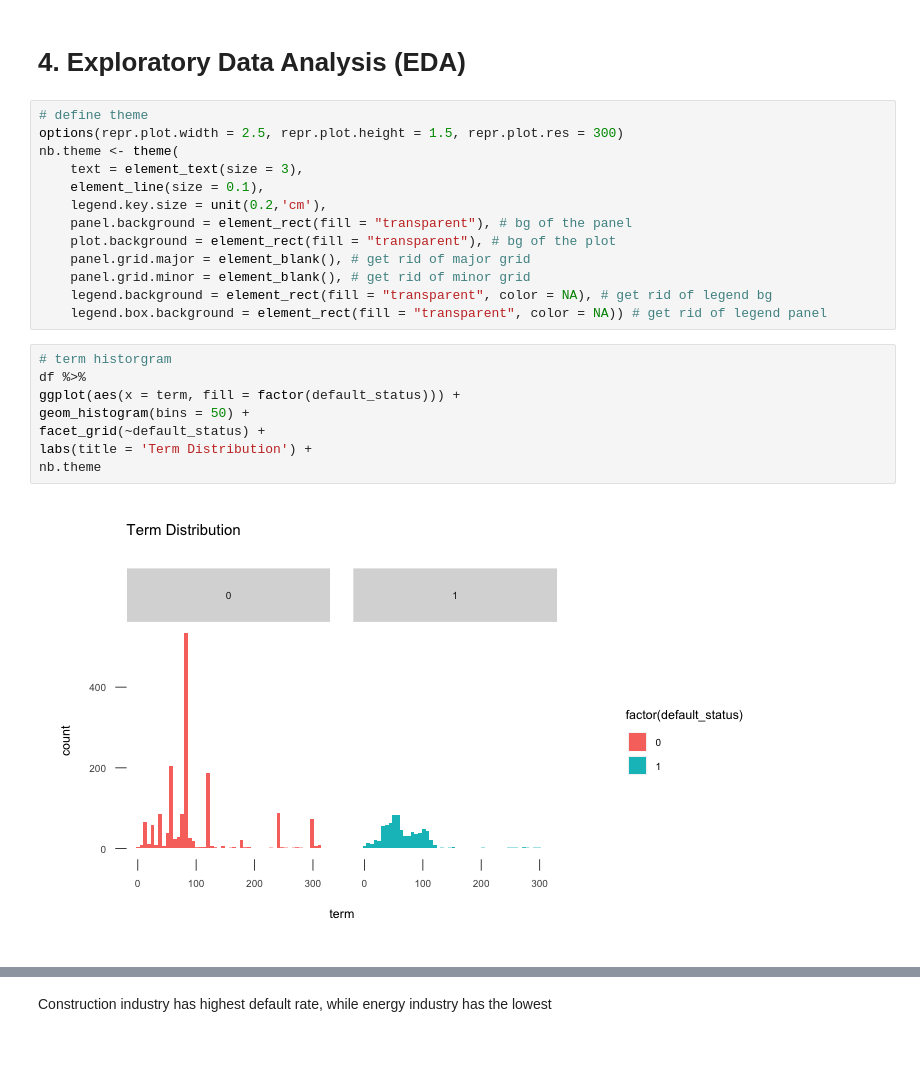
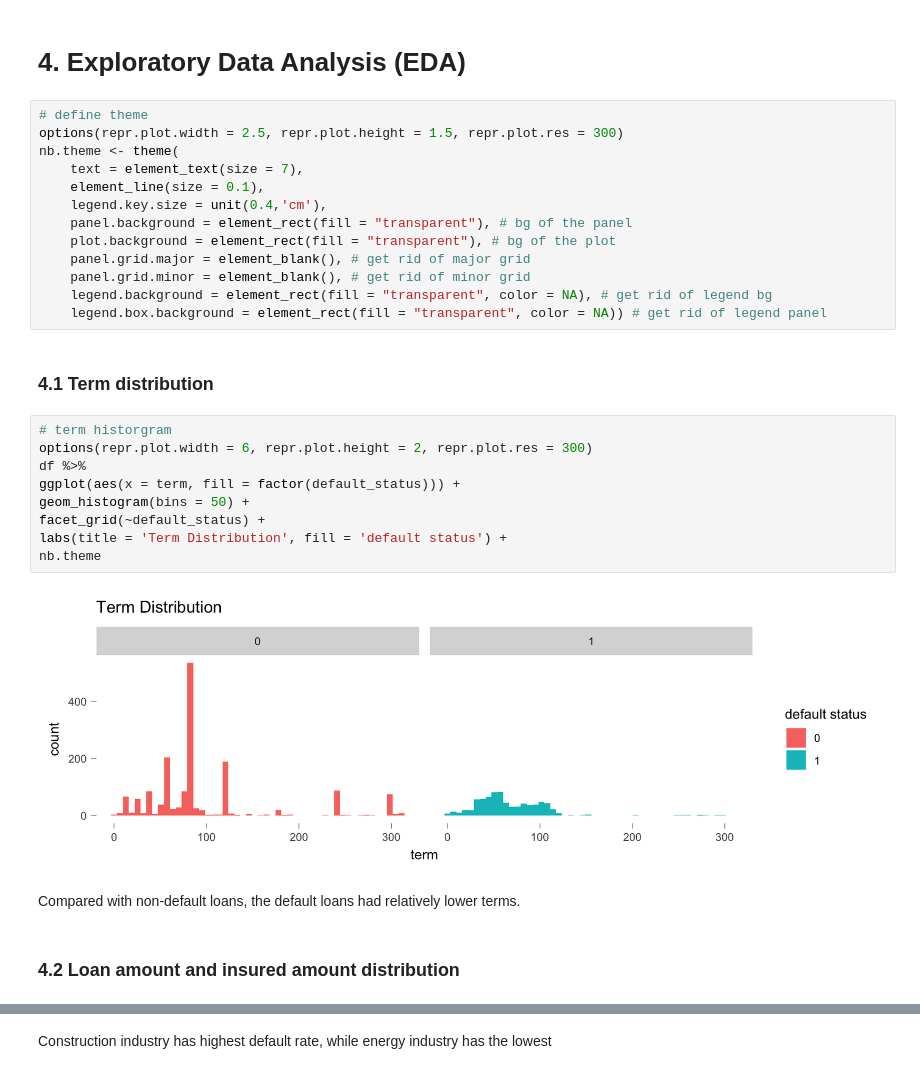
Before and after one commit to xuelin-amy/loan_default_prediction, a Jupyter notebook: notebook.ipynb, the cells around one changed output, grey strips where cells are left out. Saved outputs shown, nothing was run; the diff lists cells and outputs as text; blank space fills up the shorter version.

Commit message:
update visualizations

```diff
--- a/notebook.ipynb
+++ b/notebook.ipynb
@@ -111,24 +109,31 @@ No   Variable          Stats / Values                     Freqs (% of Valid)
 # define theme
 options(repr.plot.width = 2.5, repr.plot.height = 1.5, repr.plot.res = 300)
 nb.theme <- theme(
-    text = element_text(size = 3),
+    text = element_text(size = 7),
     element_line(size = 0.1),
-    legend.key.size = unit(0.2,'cm'),
+    legend.key.size = unit(0.4,'cm'),
     panel.background = element_rect(fill = "transparent"), # bg of the panel
     plot.background = element_rect(fill = "transparent"), # bg of the plot
     panel.grid.major = element_blank(), # get rid of major grid
     panel.grid.minor = element_blank(), # get rid of minor grid
     legend.background = element_rect(fill = "transparent", color = NA), # get rid of legend bg
     legend.box.background = element_rect(fill = "transparent", color = NA)) # get rid of legend panel
+# %% [markdown]
+### 4.1 Term distribution
 # %%
 # term historgram
+options(repr.plot.width = 6, repr.plot.height = 2, repr.plot.res = 300)
 df %>%
 ggplot(aes(x = term, fill = factor(default_status))) +
 geom_histogram(bins = 50) +
 facet_grid(~default_status) +
-labs(title = 'Term Distribution') +
+labs(title = 'Term Distribution', fill = 'default status') +
 nb.theme
 # %% [output]
-[figure, old version]
+[figure, new version]
+# %% [markdown]
+Compared with non-default loans, the default loans had relatively lower terms.
+# %% [markdown]
+### 4.2 Loan amount and insured amount distribution
 # %%
 # loan amount and insured amount historgram
```
Also changed, not shown: parts of 35 cells of this notebook, 2 other files.
